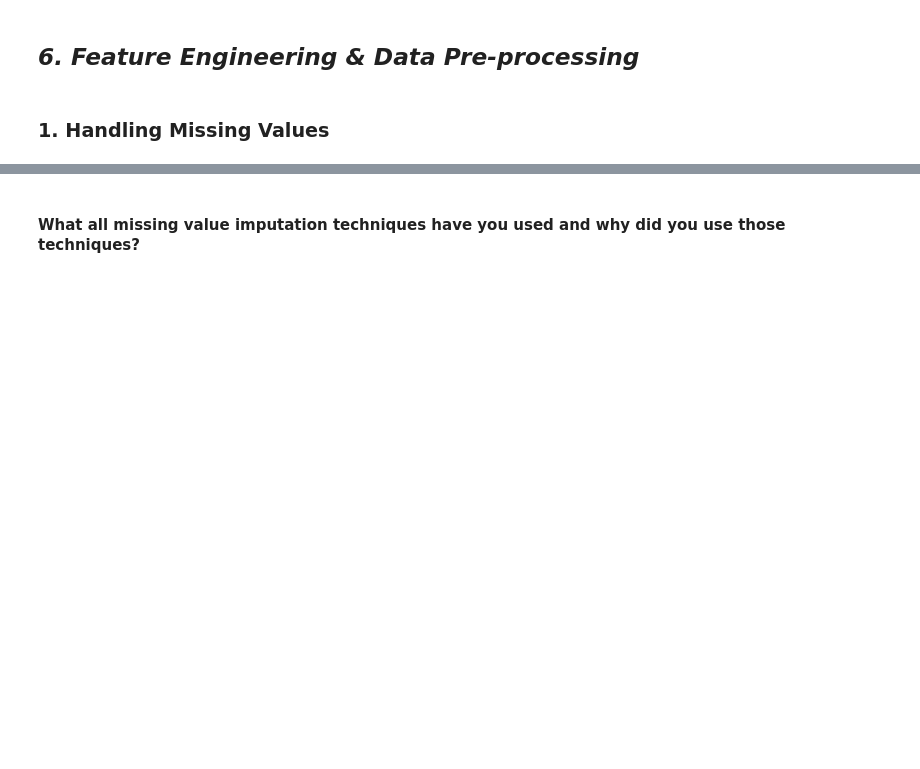
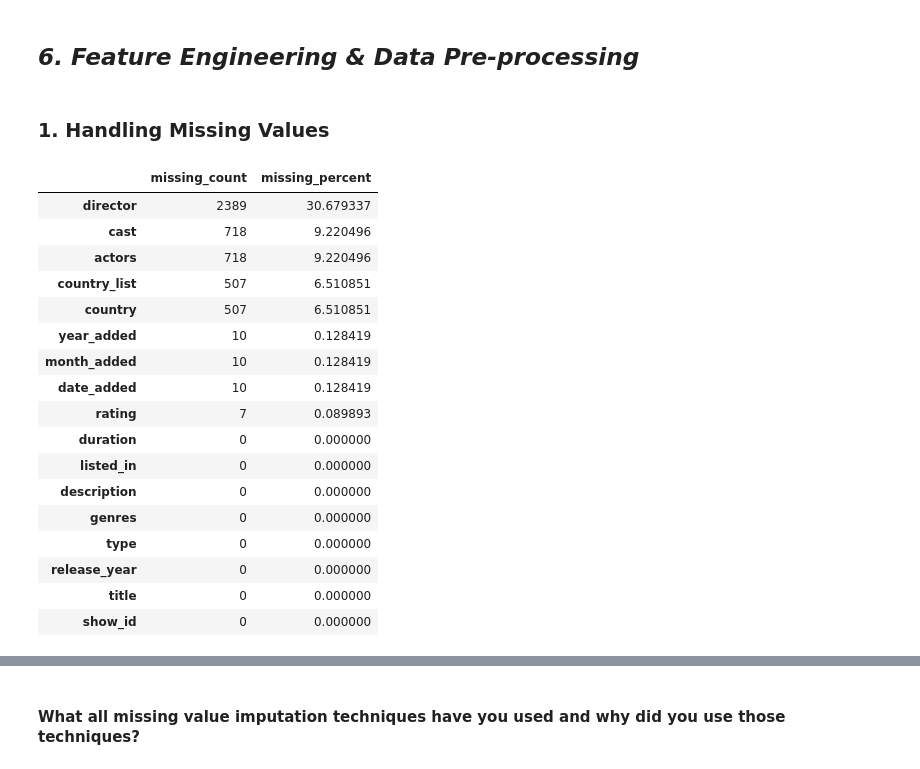
Before and after one commit to ayush9304/NetflixMoviesAndTVShowsClustering, a Jupyter notebook: Netflix_Movies_and_TV_Shows_Clustering.ipynb, the cells around one changed output, grey strips where cells are left out. Cells and saved outputs as stored; diff of their text form; code cells hidden in the pictures; blank space fills up the shorter version.

```diff
--- a/Netflix_Movies_and_TV_Shows_Clustering.ipynb
+++ b/Netflix_Movies_and_TV_Shows_Clustering.ipynb
@@ -971,0 +967,28 @@ The reason for using a two-sample t-test is that we have two independent samples
+# %%
+# Get count and percentage of missing values for each column
+missing_count = df.isna().sum()
+missing_percent = df.isna().sum()/len(df)*100
+
+# Combine count and sum into a single dataframe
+missing_df = pd.concat([missing_count, missing_percent], axis=1)
+missing_df.columns = ['missing_count', 'missing_percent']
+missing_df.sort_values(by='missing_percent', ascending=False)
+# %% [output]
+|  | missing_count | missing_percent |
+| director | 2389 | 30.679337 |
+| cast | 718 | 9.220496 |
+| actors | 718 | 9.220496 |
+| country_list | 507 | 6.510851 |
+| country | 507 | 6.510851 |
+| year_added | 10 | 0.128419 |
+| month_added | 10 | 0.128419 |
+| date_added | 10 | 0.128419 |
+| rating | 7 | 0.089893 |
+| duration | 0 | 0.000000 |
+| listed_in | 0 | 0.000000 |
+| description | 0 | 0.000000 |
+| genres | 0 | 0.000000 |
+| type | 0 | 0.000000 |
+| release_year | 0 | 0.000000 |
+| title | 0 | 0.000000 |
+| show_id | 0 | 0.000000 |
```
Also changed, not shown: parts of 80 cells of this notebook.
